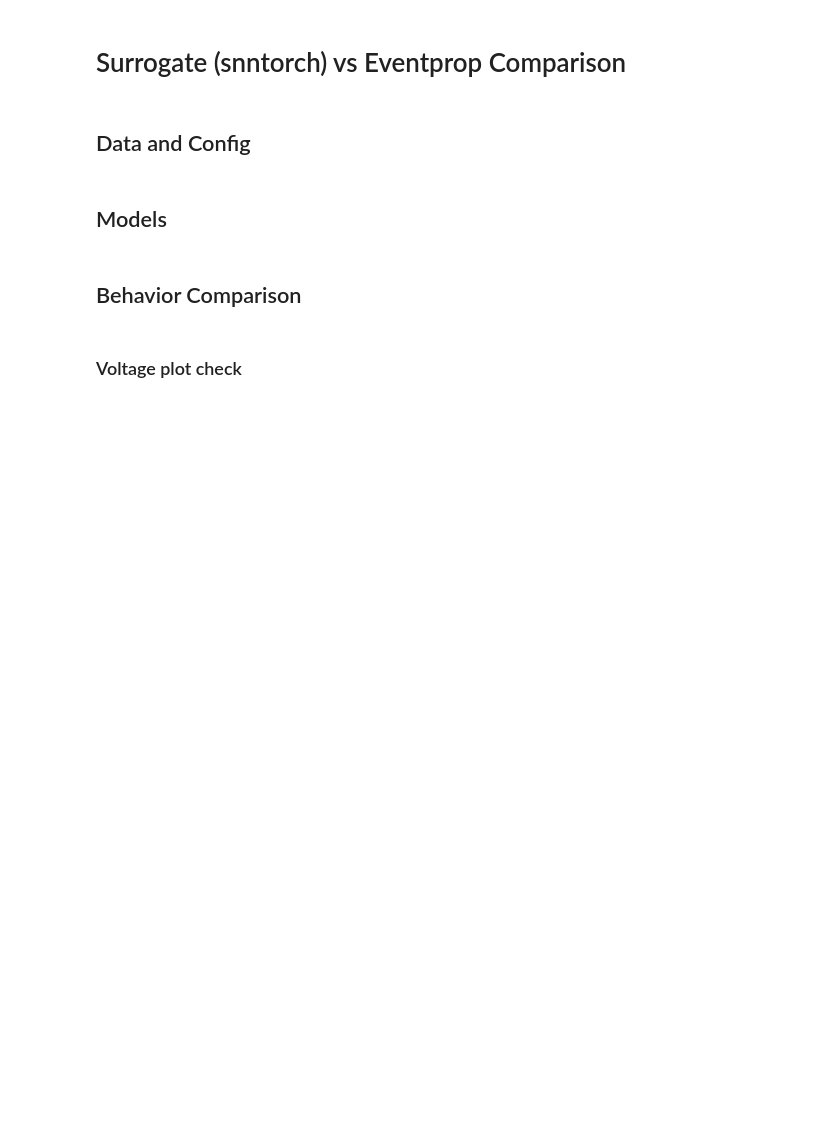
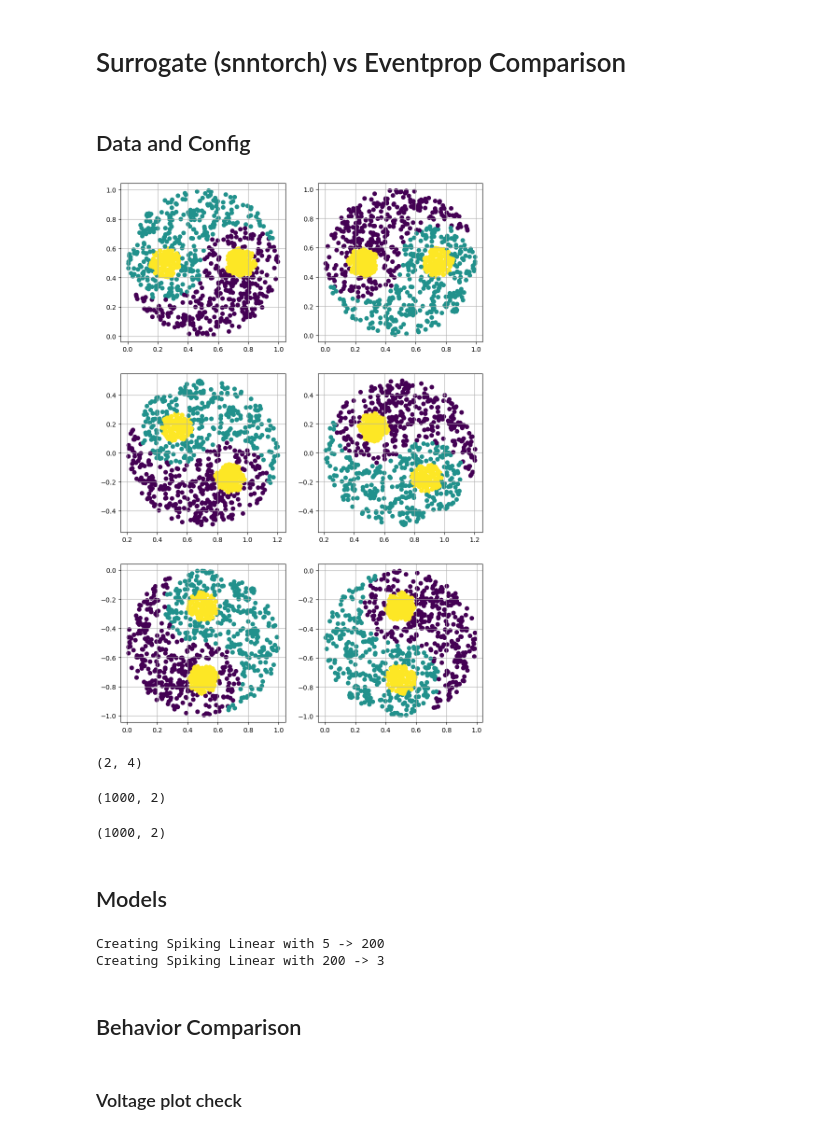
Before and after one commit to GabrielBena/pytorch-eventprop, a Jupyter notebook: scripts/notebooks/model_comparison.ipynb, the cells around one changed output. Saved outputs shown, nothing was run; the diff lists cells and outputs as text; code cells hidden in the pictures; blank space fills up the shorter version.

```diff
--- a/scripts/notebooks/model_comparison.ipynb
+++ b/scripts/notebooks/model_comparison.ipynb
@@ -24,14 +24,14 @@ from eventprop.config import get_flat_dict_from_nested
 # %%
 data_config = {
     "seed": 42,
-    "dataset": "mnist",
+    "dataset": "ying_yang",
     "deterministic": True,
-    "batch_size": 128,
+    "batch_size": 32,
     "encoding": "latency",
-    "T": 50,
+    "T": 30,
     "dt": 1e-3,
     "t_min": 2,
-    'data_folder' : '../../../data/'
+    "data_folder": "../../../data/",
 }
 # %%
 torch.manual_seed(data_config["seed"])
@@ -57,27 +57,35 @@ if data_config["dataset"] == "mnist":
         transform=transforms.ToTensor(),
     )
 elif data_config["dataset"] == "ying_yang":
-    train_dataset = YinYangDataset(size=60000, seed=data_config["seed"])
-    test_dataset = YinYangDataset(size=10000, seed=data_config["seed"] + 2)
+    train_dataset = YinYangDataset(size=1000, seed=data_config["seed"])
+    test_dataset = YinYangDataset(size=1000, seed=data_config["seed"] + 2)
 
 elif data_config["dataset"] == "synthetic":
     in_dim = 2
     input_spike_times = {
-        k: (np.random.choice(np.arange(int(data_config['T']) - 1), size=5) * (1e-3 / data_config['dt'])).astype(int)
+        k: (
+            np.random.choice(np.arange(int(data_config["T"]) - 1), size=5)
+            * (1e-3 / data_config["dt"])
+        ).astype(int)
         for k in range(in_dim)
     }
-    input_spikes = np.zeros((data_config['T'], 1, in_dim))
-    for n, times in input_spike_times.items() :
+    input_spikes = np.zeros((data_config["T"], 1, in_dim))
+    for n, times in input_spike_times.items():
         input_spikes[times, 0, n] = 1
 
 else:
     raise ValueError("Invalid dataset name")
 
 if data_config["dataset"] != "synthetic":
-
     train_loader = torch.utils.data.DataLoader(
-        train_dataset, batch_size=data_config["batch_size"], shuffle=True, drop_last=True
+        train_dataset,
+        batch_size=data_config["batch_size"],
+        shuffle=True,
+        drop_last=True,
     )
     test_loader = torch.utils.data.DataLoader(
-        test_dataset, batch_size=data_config["batch_size"], shuffle=False, drop_last=True
+        test_dataset,
+        batch_size=data_config["batch_size"],
+        shuffle=False,
+        drop_last=True,
     )
@@ -83,0 +94,21 @@ if data_config["dataset"] != "synthetic":
+# %%
+fig, axs = plt.subplots(3, 2, figsize=(10, 15))
+for r_axs, r in zip(axs, [0, 45, 90]):
+    train_dataset = YinYangDataset(
+        size=1000, seed=data_config["seed"], rotation=np.deg2rad(r)
+    )
+    for i, ax in enumerate(r_axs):
+        data = train_dataset.data[:, 2 * i : 2 * i + 2]
+        ax.scatter(data[:, 0], data[:, 1], c=train_dataset.targets)
+        # ax.axis("off")
+        ax.grid(True)
+# %% [output]
+[figure, added]
+# %%
+rotation_matrix.shape
+# %% [output]
+(2, 4)
+# %%
+train_dataset.data[:, 2 * i : 2 * i + 2].shape
+# %% [output]
+(1000, 2)
@@ -84,3 +123,7 @@ if data_config["dataset"] != "synthetic":
+# %%
+(train_dataset.data[:, :2] @ rotation_matrix)
+# %% [output]
+(1000, 2)
 # %% [markdown]
 ## Models
 # %%
@@ -146,14 +205,22 @@ elif isinstance(model_config['weights']["n_hid"], int):
 dims.append(n_outs[data_config["dataset"]])
 # %%
-snntorch_model = SNN(dims, **dict(flat_config, model_type='snntorch')).to(device)
-eventprop_model = SNN(dims, **dict(flat_config, model_type='eventprop')).to(device)
+snntorch_model = SNN(dims, **dict(flat_config, model_type="snntorch")).to(device)
+eventprop_model = SNN(dims, **dict(flat_config, model_type="eventprop")).to(device)
 
-for l, (layer1, layer2) in enumerate(zip(eventprop_model.layers, snntorch_model.layers)):
-
+for l, (layer1, layer2) in enumerate(
+    zip(eventprop_model.layers, snntorch_model.layers)
+):
     if data_config["dataset"] == "synthetic":
         n2, n1 = layer1.weight.data.shape
         nu = 1 / np.sqrt(n1)
-        layer1.weight.data = torch.from_numpy(np.random.normal(nu, nu, size=(n1, n2)) * model_config['weights']["scale"][l]).T.to(device).float()
+        layer1.weight.data = (
+            torch.from_numpy(
+                np.random.normal(nu, nu, size=(n1, n2))
+                * model_config["weights"]["scale"][l]
+            )
+            .T.to(device)
+            .float()
+        )
         # layer1.weight.data =  (torch.arange(1, n1 * n2 + 1).reshape((n1, n2)) + l * n1 * n2).float().to(device)
 
     layer2.weight.data = layer1.weight.data
@@ -161,6 +228,9 @@ for l, (layer1, layer2) in enumerate(zip(eventprop_model.layers, snntorch_model.
     if hasattr(layer1, "bias"):
         layer2.bias.data = layer1.bias.data
 models = {"snntorch": snntorch_model, "eventprop": eventprop_model}
+# %% [output]
+Creating Spiking Linear with 5 -> 200
+Creating Spiking Linear with 200 -> 3
 # %% [markdown]
 ## Behavior Comparison
 # %%
```
Also changed, not shown: parts of 13 cells of this notebook, 2 other files.
